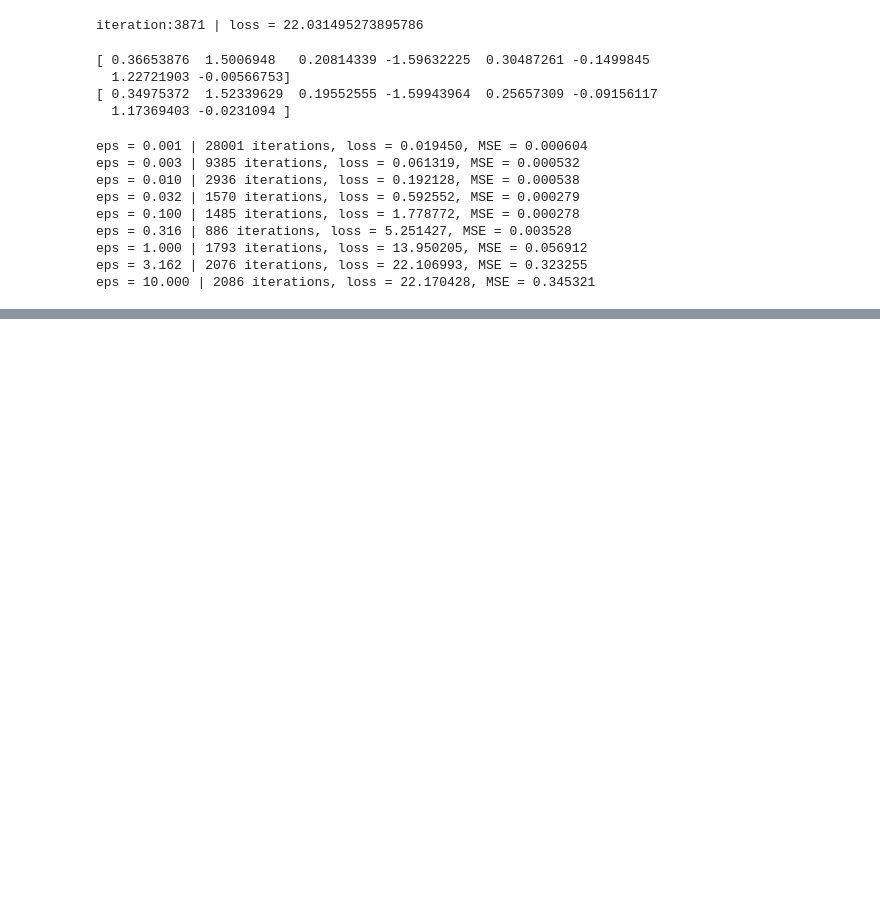
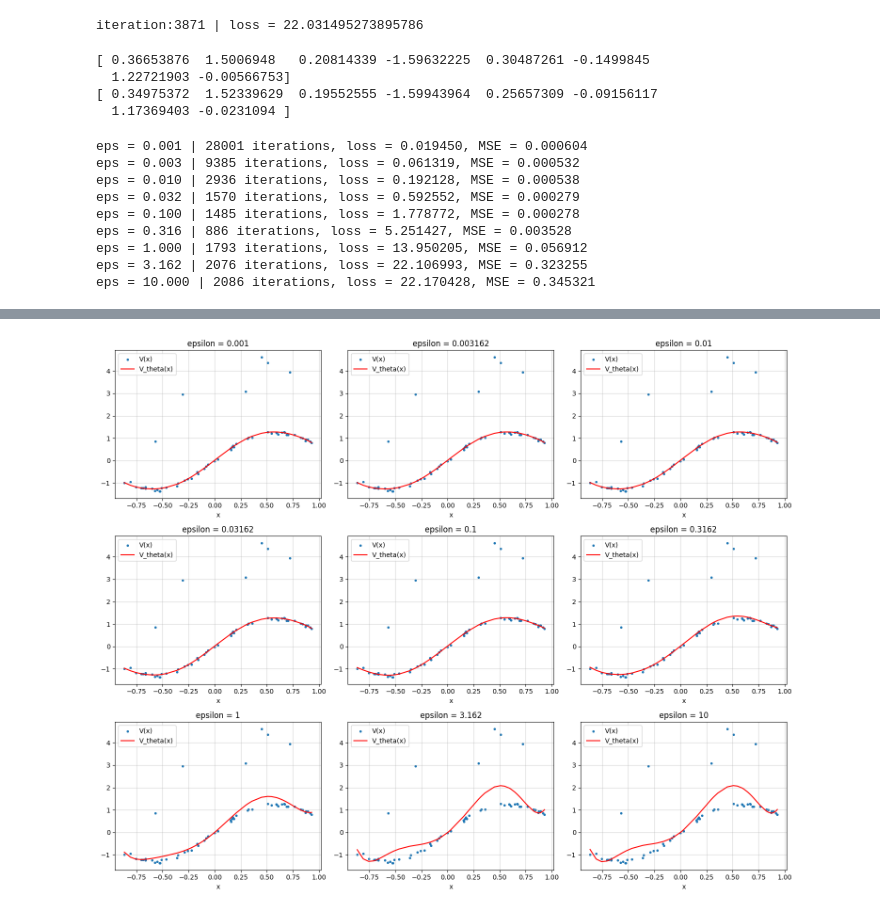
Before and after one commit to Deuter1um/OptimCW26_27, a Jupyter notebook: notebooks/part1.ipynb, the cells around one changed output, grey strips where cells are left out. Drawn from its saved outputs; the diff is of its cells as text; code cells hidden in the pictures; blank space fills up the shorter version.

```diff
--- a/notebooks/part1.ipynb
+++ b/notebooks/part1.ipynb
@@ -165,0 +200,26 @@ plt.grid(alpha=0.5)
+# %%
+n = len(theta_set)
+ncols = 3
+nrows = int(np.ceil(n / ncols))
+
+fig, axes = plt.subplots(nrows, ncols, figsize=(15, 4 * nrows))
+axes = np.array(axes).flatten()
+
+for i, theta in enumerate(theta_set):
+    v_estimate_vec = np.array([utils.V_estimate(theta, x) for x in X])
+
+    axes[i].scatter(X, Y, label="V(x)", s=7)
+    axes[i].plot(X, v_estimate_vec, label="V_theta(x)", color="red")
+    axes[i].set_title(f"epsilon = {eps_set[i]:.4g}")
+    axes[i].legend()
+    axes[i].grid(alpha=0.5)
+    axes[i].set_xlabel("x")
+
+# Hide unused subplots
+for i in range(n, len(axes)):
+    axes[i].set_visible(False)
+
+plt.tight_layout()
+plt.show()
+# %% [output]
+[figure, added]
```
Also changed, not shown: parts of 6 cells of this notebook, 6 other files.
